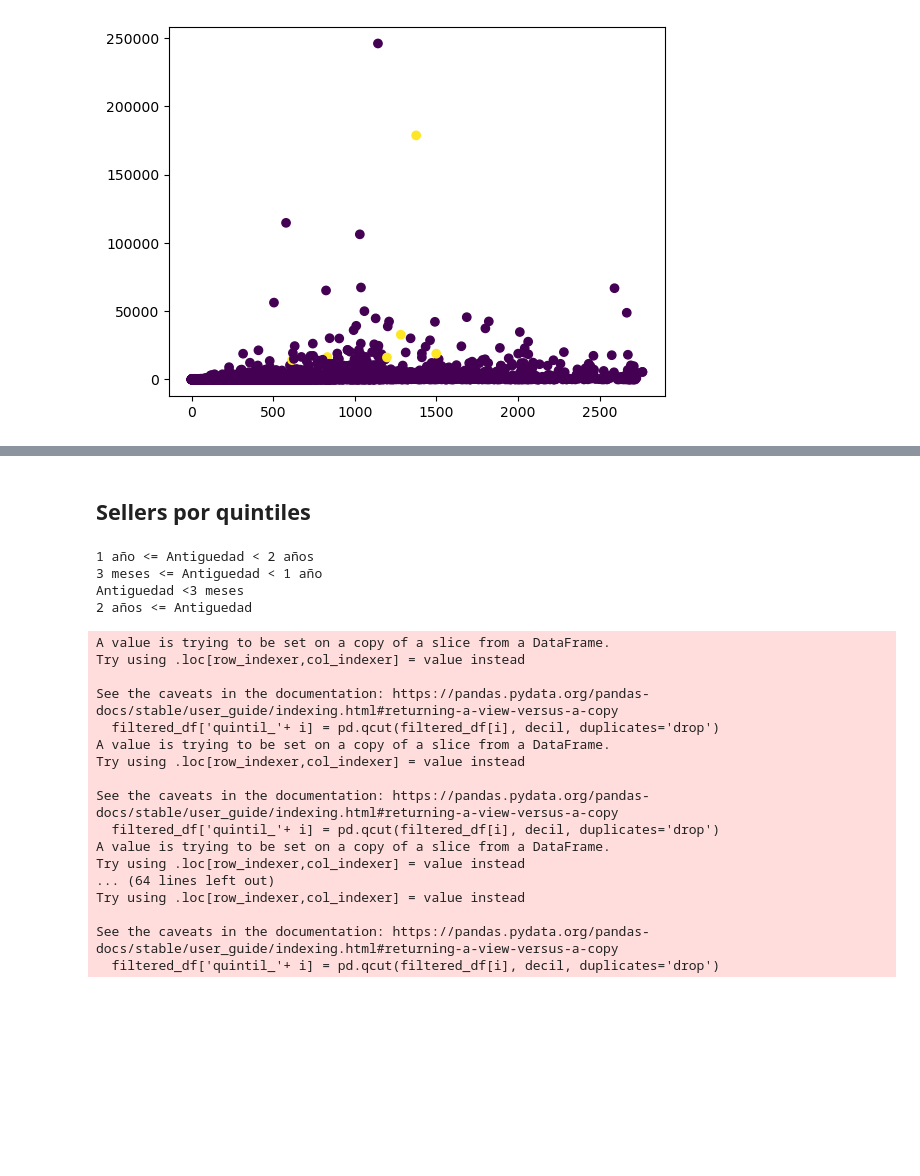
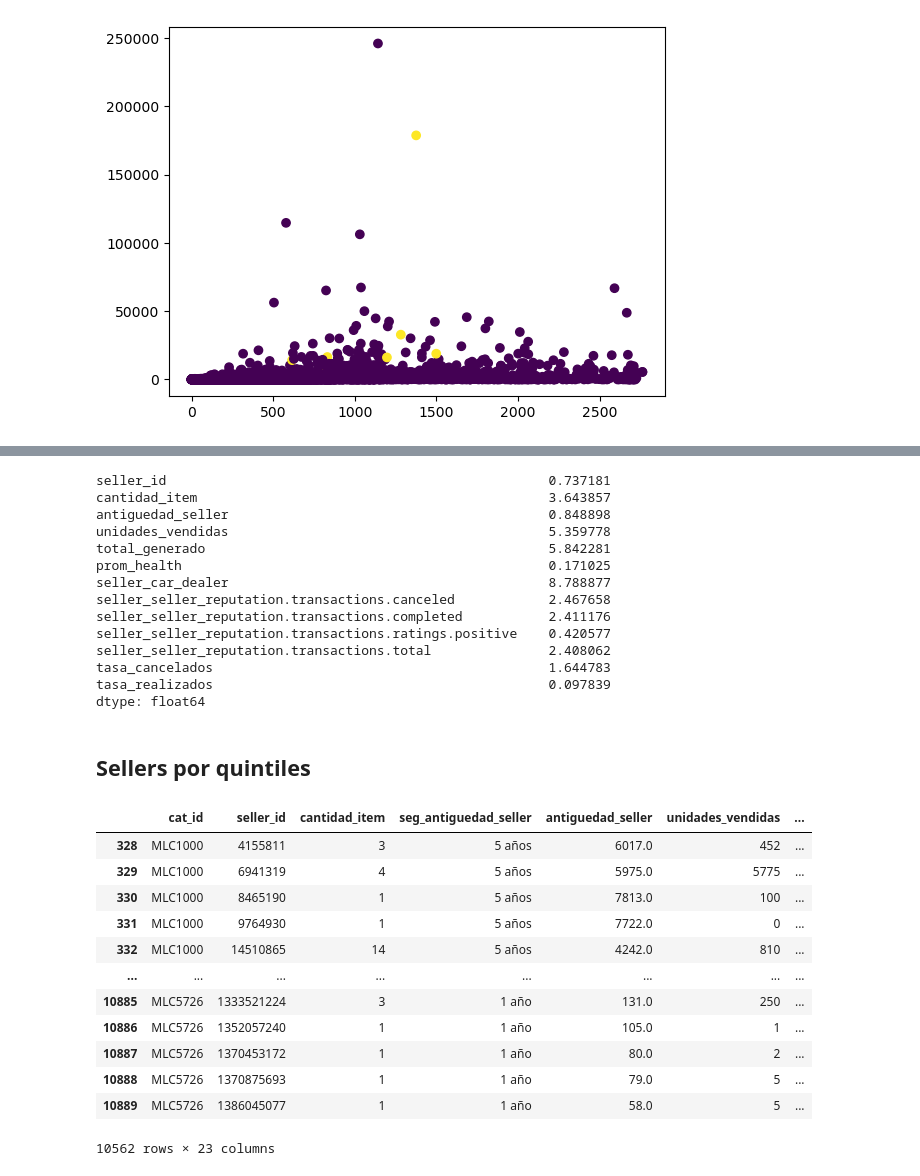
Before and after one commit to ZvonkoVescoviJer/MELI_Challenge, a Jupyter notebook: Code/ChallengueMeli.ipynb, the cells around one changed output, grey strips where cells are left out. Drawn from its saved outputs; the diff is of its cells as text; code cells hidden in the pictures; blank space fills up the shorter version.

```diff
--- a/Code/ChallengueMeli.ipynb
+++ b/Code/ChallengueMeli.ipynb
@@ -467,42 +498,37 @@ sellers_ventas_k.to_excel('output/sellers_ventas_k_'+pais+'_'+str(offset)+'.xlsx
+# %%
+# Calcula el coeficiente de variación
+sellers_ventas.std() / sellers_ventas.mean()
+# %% [output]
+seller_id                                                 0.737181
+cantidad_item                                             3.643857
+antiguedad_seller                                         0.848898
+unidades_vendidas                                         5.359778
+total_generado                                            5.842281
+prom_health                                               0.171025
+seller_car_dealer                                         8.788877
+seller_seller_reputation.transactions.canceled            2.467658
+seller_seller_reputation.transactions.completed           2.411176
+seller_seller_reputation.transactions.ratings.positive    0.420577
+seller_seller_reputation.transactions.total               2.408062
+tasa_cancelados                                           1.644783
+tasa_realizados                                           0.097839
+dtype: float64
 # %% [markdown]
 ## Sellers por quintiles
 # %%
-## Parametro de decil, 5 quintil,10 deciles...
-decil=5
-atributos = ['total_generado','unidades_vendidas','seller_seller_reputation.transactions.ratings.positive','tasa_realizados']
-by_seg = sellers_ventas['seg_antiguedad_seller'].unique()
-by_seg = list(by_seg)
-sellers_ventas_quintil = []
-sellers_ventas['total_generado'].fillna(0, inplace=True)
-for k in by_seg:
-    print(k)
-    filtered_df = sellers_ventas[sellers_ventas['seg_antiguedad_seller'] == k]
-    for i in atributos:
-        filtered_df['quintil_'+ i] = pd.qcut(filtered_df[i], decil, duplicates='drop')
-    # Uno base con todos los atributos
-    if len(sellers_ventas_quintil) > 0 :
-        sellers_ventas_quintil= pd.concat([sellers_ventas_quintil, filtered_df], ignore_index = True)
-    else:
-        sellers_ventas_quintil = filtered_df
+
+sellers_ventas
 # %% [output]
+|  | cat_id | seller_id | cantidad_item | seg_antiguedad_seller | antiguedad_seller | unidades_vendidas | ... |
+| 328 | MLC1000 | 4155811 | 3 | 5 años | 6017.0 | 452 | ... |
+| 329 | MLC1000 | 6941319 | 4 | 5 años | 5975.0 | 5775 | ... |
+| 330 | MLC1000 | 8465190 | 1 | 5 años | 7813.0 | 100 | ... |
+| 331 | MLC1000 | 9764930 | 1 | 5 años | 7722.0 | 0 | ... |
+| 332 | MLC1000 | 14510865 | 14 | 5 años | 4242.0 | 810 | ... |
+| ... | ... | ... | ... | ... | ... | ... | ... |
+| 10885 | MLC5726 | 1333521224 | 3 | 1 año | 131.0 | 250 | ... |
+| 10886 | MLC5726 | 1352057240 | 1 | 1 año | 105.0 | 1 | ... |
+| 10887 | MLC5726 | 1370453172 | 1 | 1 año | 80.0 | 2 | ... |
+| 10888 | MLC5726 | 1370875693 | 1 | 1 año | 79.0 | 5 | ... |
+| 10889 | MLC5726 | 1386045077 | 1 | 1 año | 58.0 | 5 | ... |
-1 año <= Antiguedad < 2 años
-3 meses <= Antiguedad < 1 año
-Antiguedad <3 meses
-2 años <= Antiguedad
+10562 rows × 23 columns
-A value is trying to be set on a copy of a slice from a DataFrame.
-Try using .loc[row_indexer,col_indexer] = value instead
-
-See the caveats in the documentation: https://pandas.pydata.org/pandas-docs/stable/user_guide/indexing.html#returning-a-view-versus-a-copy
-  filtered_df['quintil_'+ i] = pd.qcut(filtered_df[i], decil, duplicates='drop')
-A value is trying to be set on a copy of a slice from a DataFrame.
-Try using .loc[row_indexer,col_indexer] = value instead
-
-See the caveats in the documentation: https://pandas.pydata.org/pandas-docs/stable/user_guide/indexing.html#returning-a-view-versus-a-copy
-  filtered_df['quintil_'+ i] = pd.qcut(filtered_df[i], decil, duplicates='drop')
-A value is trying to be set on a copy of a slice from a DataFrame.
-Try using .loc[row_indexer,col_indexer] = value instead
-... (64 lines left out)
-Try using .loc[row_indexer,col_indexer] = value instead
-
-See the caveats in the documentation: https://pandas.pydata.org/pandas-docs/stable/user_guide/indexing.html#returning-a-view-versus-a-copy
-  filtered_df['quintil_'+ i] = pd.qcut(filtered_df[i], decil, duplicates='drop')
```
Also changed, not shown: parts of 15 cells of this notebook, 5 other files.
